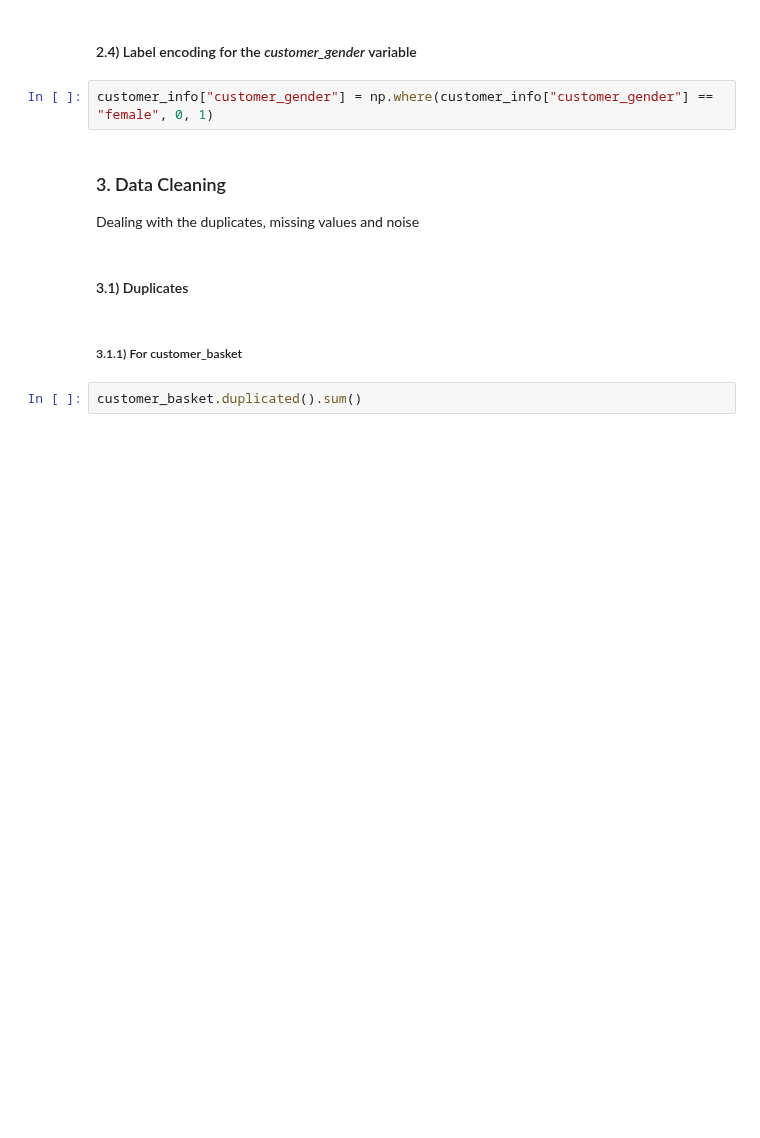
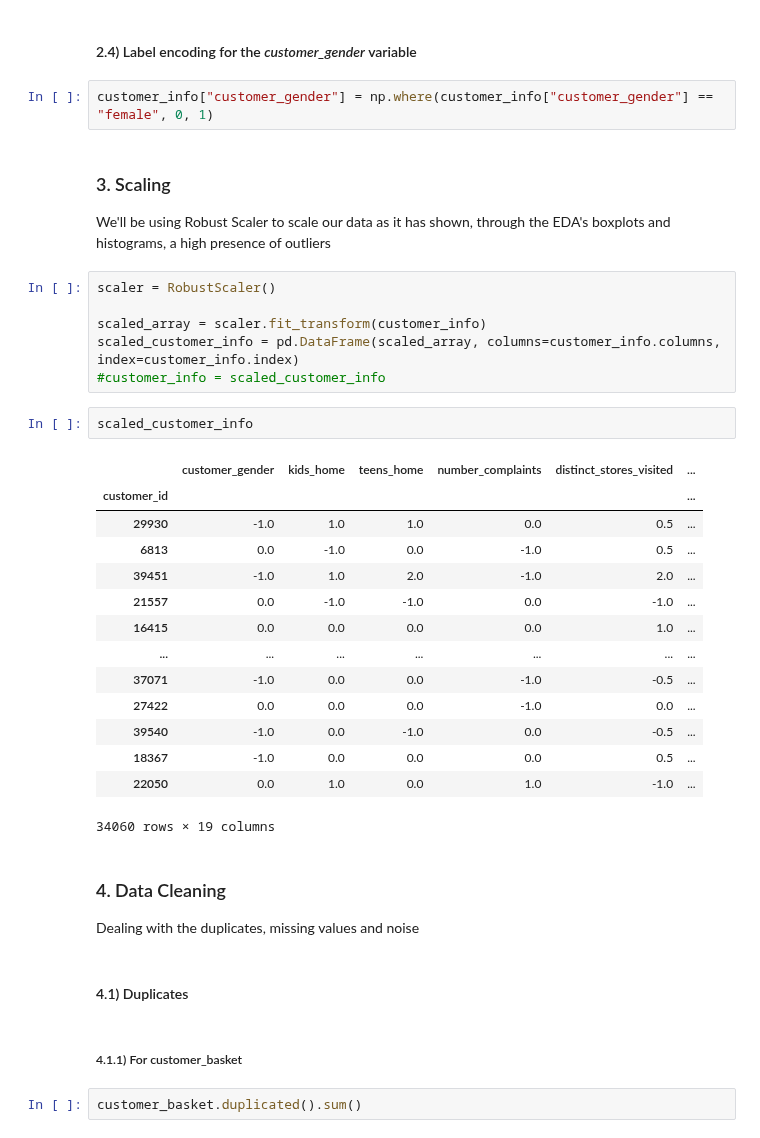
Before and after one commit to tiagocrz/ML-II-Customer-Segmentation, a Jupyter notebook: Notebooks/Preprocessing.ipynb, the cells around one changed output. Drawn from its saved outputs; the diff is of its cells as text; blank space fills up the shorter version.

```diff
--- a/Notebooks/Preprocessing.ipynb
+++ b/Notebooks/Preprocessing.ipynb
@@ -136,13 +139,39 @@ Sometimes, variables present correlations that justfy removing one of them, as i
 #### 2.4) Label encoding for the *customer_gender* variable
 # %%
 customer_info["customer_gender"] = np.where(customer_info["customer_gender"] == "female", 0, 1)
+# %% [markdown]
+### 3. Scaling
+We'll be using Robust Scaler to scale our data as it has shown, through the EDA's boxplots and histograms, a high presence of outliers
+# %%
+scaler = RobustScaler()
+
+scaled_array = scaler.fit_transform(customer_info)
+scaled_customer_info = pd.DataFrame(scaled_array, columns=customer_info.columns, index=customer_info.index)
+#customer_info = scaled_customer_info
+# %%
+scaled_customer_info
+# %% [output]
+|  | customer_gender | kids_home | teens_home | number_complaints | distinct_stores_visited | ... |
+| customer_id |  |  |  |  |  | ... |
+| 29930 | -1.0 | 1.0 | 1.0 | 0.0 | 0.5 | ... |
+| 6813 | 0.0 | -1.0 | 0.0 | -1.0 | 0.5 | ... |
+| 39451 | -1.0 | 1.0 | 2.0 | -1.0 | 2.0 | ... |
+| 21557 | 0.0 | -1.0 | -1.0 | 0.0 | -1.0 | ... |
+| 16415 | 0.0 | 0.0 | 0.0 | 0.0 | 1.0 | ... |
+| ... | ... | ... | ... | ... | ... | ... |
+| 37071 | -1.0 | 0.0 | 0.0 | -1.0 | -0.5 | ... |
+| 27422 | 0.0 | 0.0 | 0.0 | -1.0 | 0.0 | ... |
+| 39540 | -1.0 | 0.0 | -1.0 | 0.0 | -0.5 | ... |
+| 18367 | -1.0 | 0.0 | 0.0 | 0.0 | 0.5 | ... |
+| 22050 | 0.0 | 1.0 | 0.0 | 1.0 | -1.0 | ... |
+34060 rows × 19 columns
 # %% [markdown]
-### 3. Data Cleaning ###
+### 4. Data Cleaning ###
 Dealing with the duplicates, missing values and noise
 # %% [markdown]
-#### 3.1) Duplicates
+#### 4.1) Duplicates
 # %% [markdown]
-##### 3.1.1) For customer_basket
+##### 4.1.1) For customer_basket
 # %%
 customer_basket.duplicated().sum()
 # %% [output]
```
Also changed, not shown: parts of 14 cells of this notebook.
